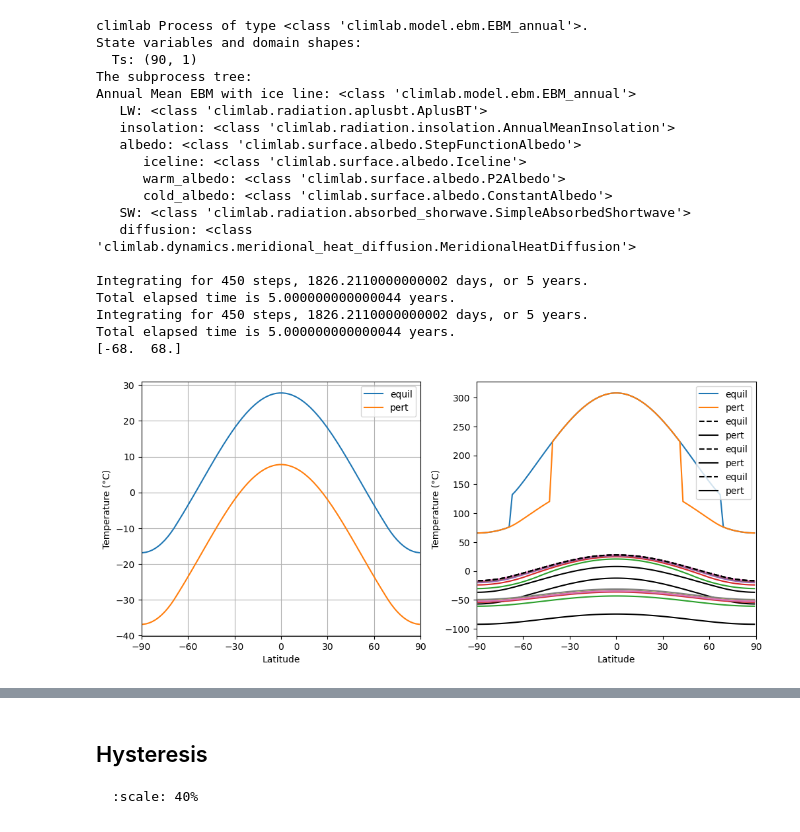
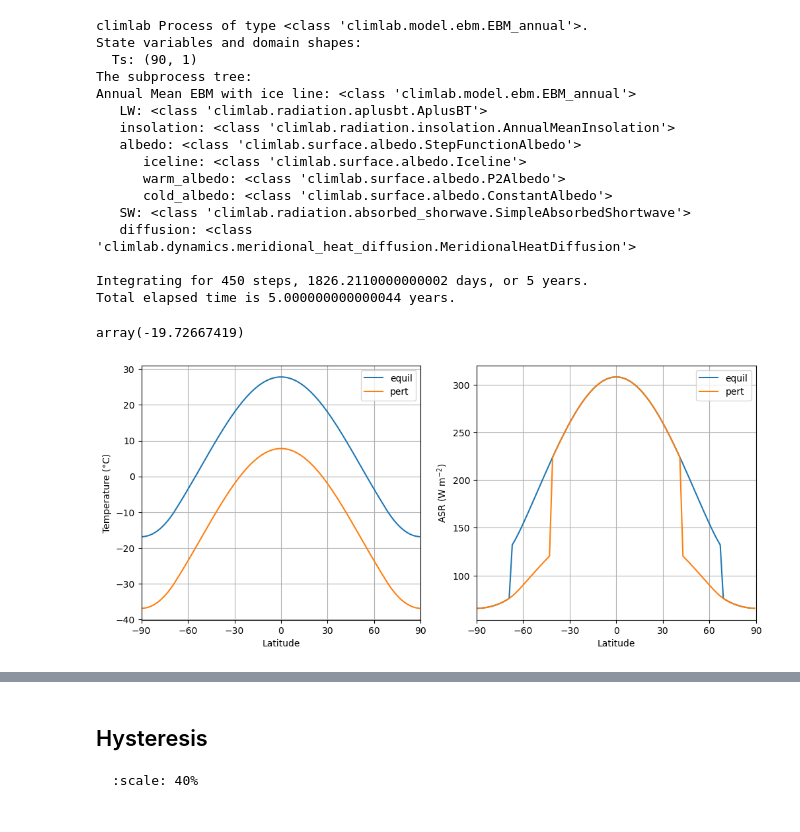
Before and after one commit to yuchiaol/polar_climate_change_final, a Jupyter notebook: _build/jupyter_execute/docs/snowball.ipynb, the cells around one changed output, grey strips where cells are left out. Drawn from its saved outputs; the diff is of its cells as text; code cells hidden in the pictures.

```diff
--- a/_build/jupyter_execute/docs/snowball.ipynb
+++ b/_build/jupyter_execute/docs/snowball.ipynb
@@ -47,82 +78,32 @@ ax1.set_xlabel('Latitude')
 ax1.set_ylabel('Temperature (°C)')
 
 ax2 = fig.add_subplot(1,2,2)
 ax2.plot( lat, ASRequil, label='equil')
 ax2.plot( lat, model1.diagnostics['ASR'], label='pert' )
 ax2.grid()
 ax2.legend()
 ax2.set_xlim(-90,90)
 ax2.set_xticks(my_ticks)
 ax2.set_xlabel('Latitude')
 ax2.set_ylabel('ASR (W m$^{-2}$)')
 
 climlab.global_mean( model1.ASR - ASRequil )
-
-
-plt.plot( lat, Tequil, 'k--', label='equil' )
-plt.plot( lat, model1.Ts, 'k-', label='pert' )
-plt.grid(); plt.xlim(-90,90); plt.legend()
-for n in range(5):
-    model1.integrate_years(years=1.0, verbose=False)
-    plt.plot(lat, model1.Ts)
-plt.ylabel('Temperature (°C)')
-plt.xlabel('Latitude')
-
-
-model1.Ts -= 40.
-model1.compute_diagnostics()
-
-
-climlab.global_mean( model1.ASR - ASRequil )
-
-plt.plot( lat, Tequil, 'k--', label='equil' )
-plt.plot( lat, model1.Ts, 'k-', label='pert' )
-plt.grid(); plt.xlim(-90,90); plt.legend()
-for n in range(5):
-    model1.integrate_years(years=1.0, verbose=False)
-    plt.plot(lat, model1.Ts)
-plt.ylabel('Temperature (°C)')
-plt.xlabel('Latitude')
-
-
-model1.Ts -= 40.
-model1.compute_diagnostics()
-
-
-climlab.global_mean( model1.ASR - ASRequil )
-
-plt.plot( lat, Tequil, 'k--', label='equil' )
-plt.plot( lat, model1.Ts, 'k-', label='pert' )
-plt.grid(); plt.xlim(-90,90); plt.legend()
-for n in range(5):
-    model1.integrate_years(years=1.0, verbose=False)
-    plt.plot(lat, model1.Ts)
-plt.ylabel('Temperature (°C)')
-plt.xlabel('Latitude')
-
-model2 = climlab.EBM_annual(num_lat = 90, **param)
-S0array = np.linspace(1400., 1200., 50)
-model2.integrate_years(5)
-
-print( model2.icelat)
 # %% [output]
 climlab Process of type <class 'climlab.model.ebm.EBM_annual'>.
 State variables and domain shapes:
   Ts: (90, 1)
 The subprocess tree:
 Annual Mean EBM with ice line: <class 'climlab.model.ebm.EBM_annual'>
    LW: <class 'climlab.radiation.aplusbt.AplusBT'>
    insolation: <class 'climlab.radiation.insolation.AnnualMeanInsolation'>
    albedo: <class 'climlab.surface.albedo.StepFunctionAlbedo'>
       iceline: <class 'climlab.surface.albedo.Iceline'>
       warm_albedo: <class 'climlab.surface.albedo.P2Albedo'>
       cold_albedo: <class 'climlab.surface.albedo.ConstantAlbedo'>
    SW: <class 'climlab.radiation.absorbed_shorwave.SimpleAbsorbedShortwave'>
    diffusion: <class 'climlab.dynamics.meridional_heat_diffusion.MeridionalHeatDiffusion'>
 
 Integrating for 450 steps, 1826.2110000000002 days, or 5 years.
 Total elapsed time is 5.000000000000044 years.
-Integrating for 450 steps, 1826.2110000000002 days, or 5 years.
-Total elapsed time is 5.000000000000044 years.
-[-68.  68.]
+array(-19.72667419)
-[figure, old version]
+[figure, new version]
```
Also changed, not shown: parts of 6 cells of this notebook, 26 other files.
